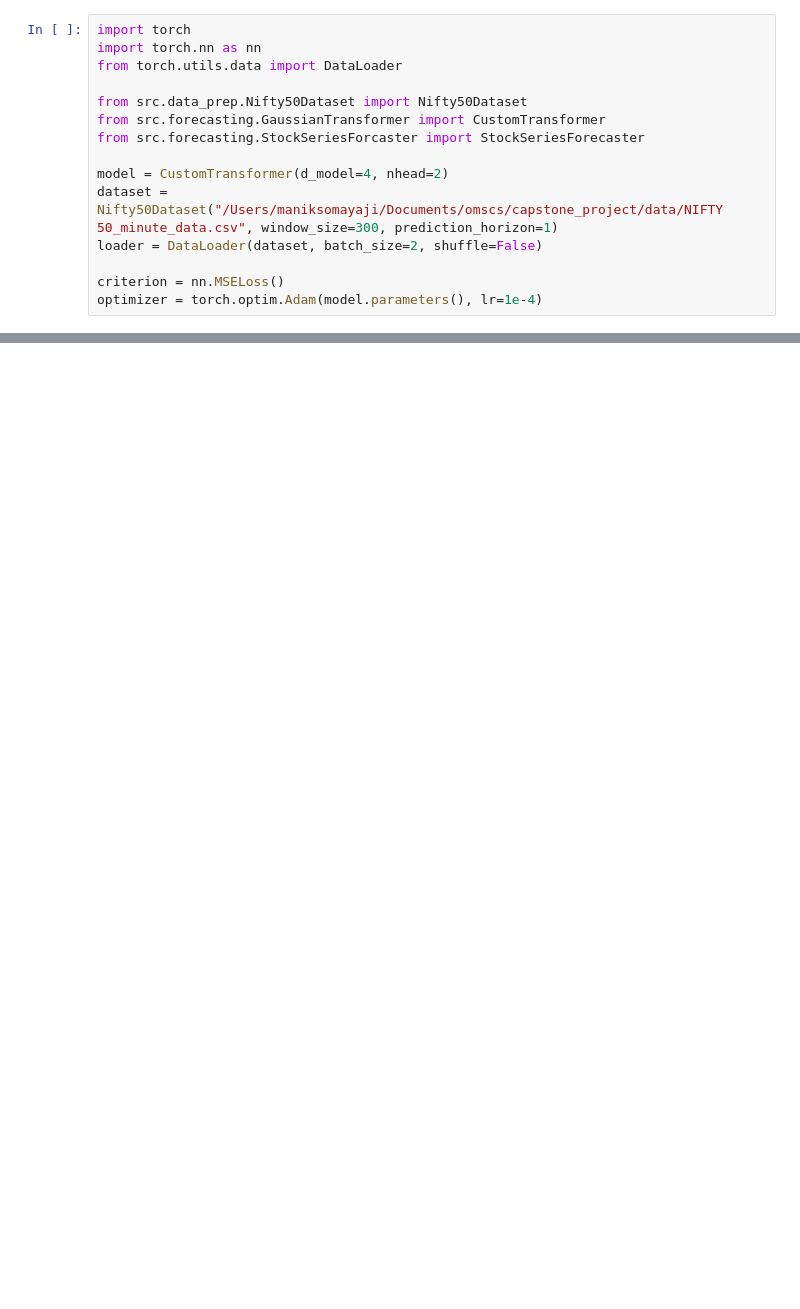
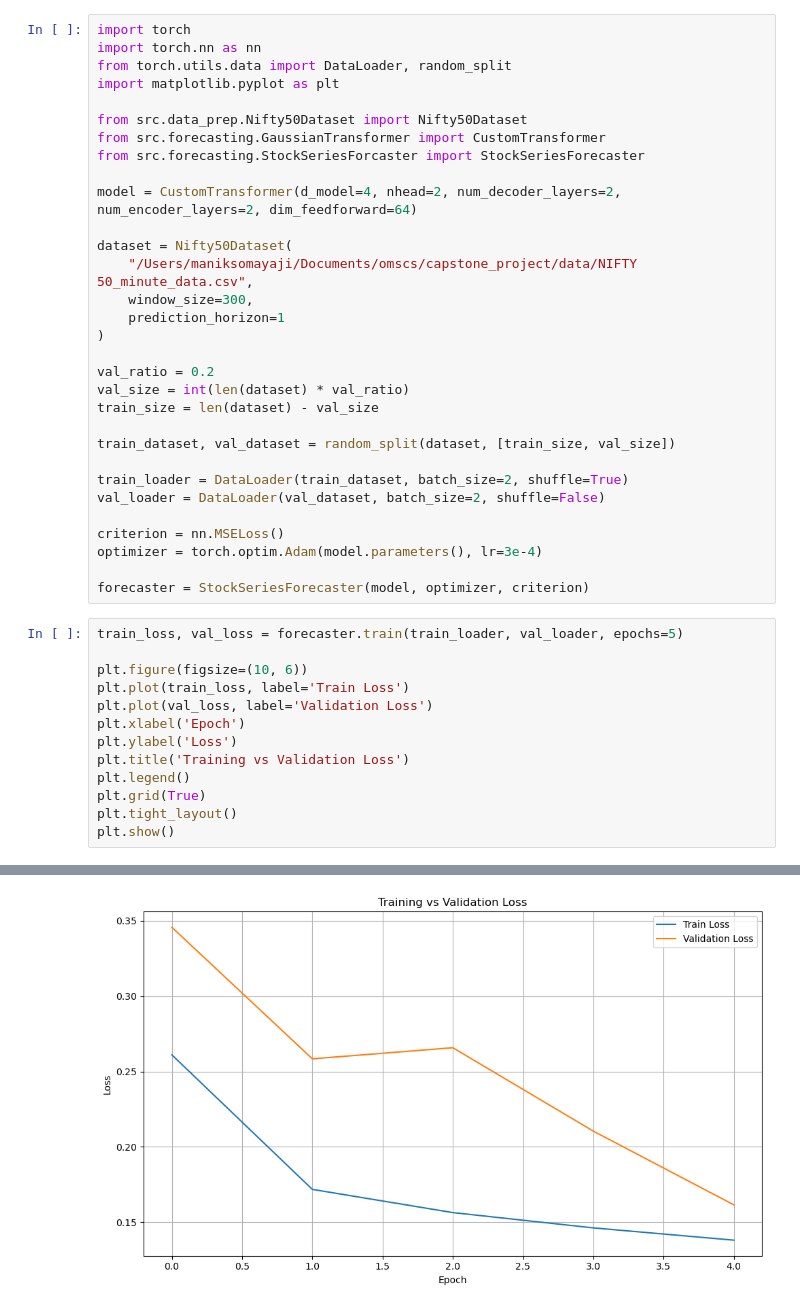
Before and after one commit to manikBS/omscs-capstone, a Jupyter notebook: manik_guassian_nonpl.ipynb, the cells around one changed output, grey strips where cells are left out. Drawn from its saved outputs; the diff is of its cells as text; blank space fills up the shorter version.

Commit message:
Guassian transformer

```diff
--- a/manik_guassian_nonpl.ipynb
+++ b/manik_guassian_nonpl.ipynb
@@ -1,15 +1,45 @@
 # %%
 import torch
 import torch.nn as nn
-from torch.utils.data import DataLoader
+from torch.utils.data import DataLoader, random_split
+import matplotlib.pyplot as plt
 
 from src.data_prep.Nifty50Dataset import Nifty50Dataset
 from src.forecasting.GaussianTransformer import CustomTransformer
 from src.forecasting.StockSeriesForcaster import StockSeriesForecaster
 
-model = CustomTransformer(d_model=4, nhead=2)
-dataset = Nifty50Dataset("/Users/maniksomayaji/Documents/omscs/capstone_project/data/NIFTY 50_minute_data.csv", window_size=300, prediction_horizon=1)
-loader = DataLoader(dataset, batch_size=2, shuffle=False)
+model = CustomTransformer(d_model=4, nhead=2, num_decoder_layers=2, num_encoder_layers=2, dim_feedforward=64)
+
+dataset = Nifty50Dataset(
+    "/Users/maniksomayaji/Documents/omscs/capstone_project/data/NIFTY 50_minute_data.csv",
+    window_size=300,
+    prediction_horizon=1
+)
+
+val_ratio = 0.2
+val_size = int(len(dataset) * val_ratio)
+train_size = len(dataset) - val_size
+
+train_dataset, val_dataset = random_split(dataset, [train_size, val_size])
+
+train_loader = DataLoader(train_dataset, batch_size=2, shuffle=True)
+val_loader = DataLoader(val_dataset, batch_size=2, shuffle=False)
 
 criterion = nn.MSELoss()
-optimizer = torch.optim.Adam(model.parameters(), lr=1e-4)
+optimizer = torch.optim.Adam(model.parameters(), lr=3e-4)
+
+forecaster = StockSeriesForecaster(model, optimizer, criterion)
+# %%
+train_loss, val_loss = forecaster.train(train_loader, val_loader, epochs=5)
+
+plt.figure(figsize=(10, 6))
+plt.plot(train_loss, label='Train Loss')
+plt.plot(val_loss, label='Validation Loss')
+plt.xlabel('Epoch')
+plt.ylabel('Loss')
+plt.title('Training vs Validation Loss')
+plt.legend()
+plt.grid(True)
+plt.tight_layout()
+plt.show()
+# %% [output]
@@ -15,0 +63 @@ optimizer = torch.optim.Adam(model.parameters(), lr=1e-4)
+[figure, added]
```
Also changed, not shown: parts of 8 cells of this notebook, 5 other files.
